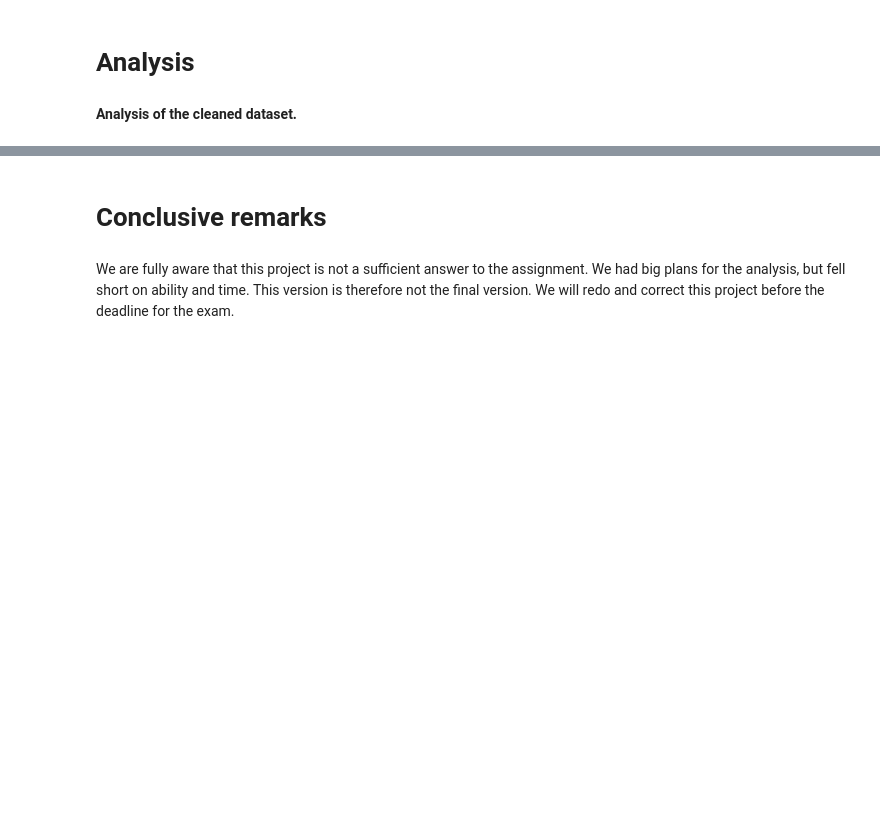
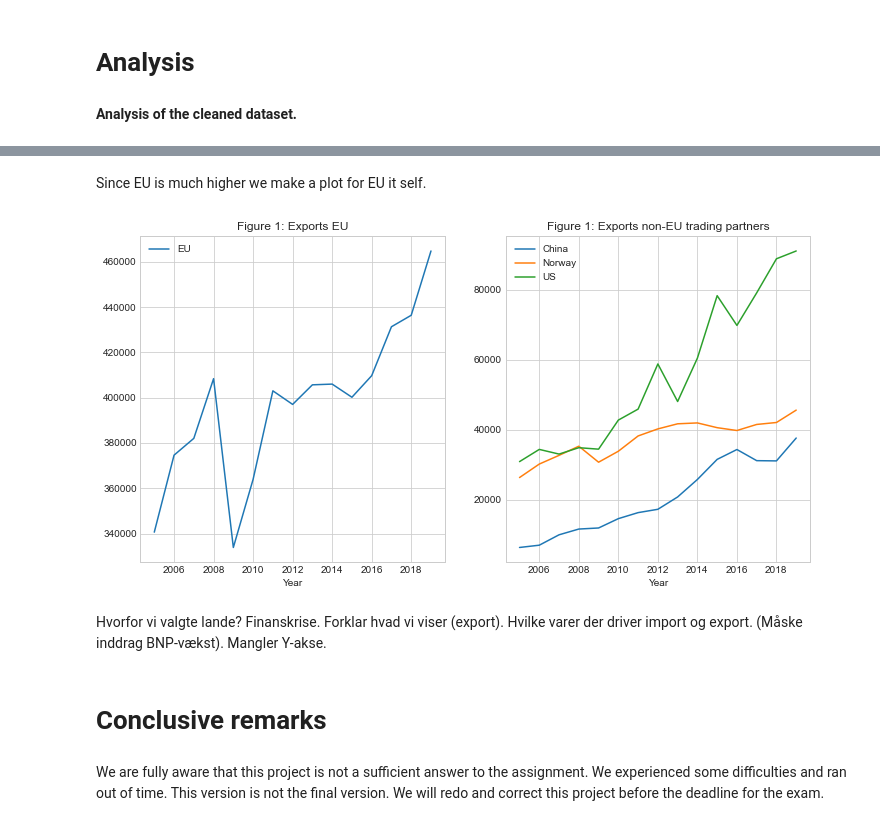
Before and after one commit to AskerNC/projects-2021-team-olm, a Jupyter notebook: dataproject/dataproject.ipynb, the cells around one changed output, grey strips where cells are left out. Saved outputs shown, nothing was run; the diff lists cells and outputs as text; code cells hidden in the pictures; blank space fills up the shorter version.

```diff
--- a/dataproject/dataproject.ipynb
+++ b/dataproject/dataproject.ipynb
@@ -129,4 +126,30 @@ plot(bb3)
+# %% [markdown]
+Since EU is much higher we make a plot for EU it self.
+# %%
+def plot(df):
+    df_indexed = df.set_index('Year')
+    df_indexed.sort_index(inplace=True)
+    I = df_indexed.Variable == 'Goods'
+    I1 = I & (df_indexed.Country=='EU')
+    I2 = I & (df_indexed.Country!='EU')
+
+    df_indexed.Export == 'Current receipts'
+    fig = plt.figure(figsize=(12,6))
+    ax1 = fig.add_subplot(1,2,1)
+    ax2 = fig.add_subplot(1,2,2)
+    df_indexed[I1].groupby(['Country'])['Value'].plot(legend=True,ax=ax1,title='Figure 1: Exports EU')
+    df_indexed[I2].groupby(['Country'])['Value'].plot(legend=True,ax=ax2, title='Figure 1: Exports non-EU trading partners')
+
+plot(bb3)
+# %% [output]
+[figure, added]
+# %% [markdown]
+Hvorfor vi valgte lande?
+Finanskrise.
+Forklar hvad vi viser (export).
+Hvilke varer der driver import og export.
+(Måske inddrag BNP-vækst). Mangler Y-akse.
 # %% [markdown]
 # Conclusive remarks
 # %% [markdown]
-We are fully aware that this project is not a sufficient answer to the assignment. We had big plans for the analysis, but fell short on ability and time. This version is therefore not the final version. We will redo and correct this project before the deadline for the exam.
+We are fully aware that this project is not a sufficient answer to the assignment. We experienced some difficulties and ran out of time. This version is not the final version. We will redo and correct this project before the deadline for the exam.
```
Also changed, not shown: parts of 12 cells of this notebook.
